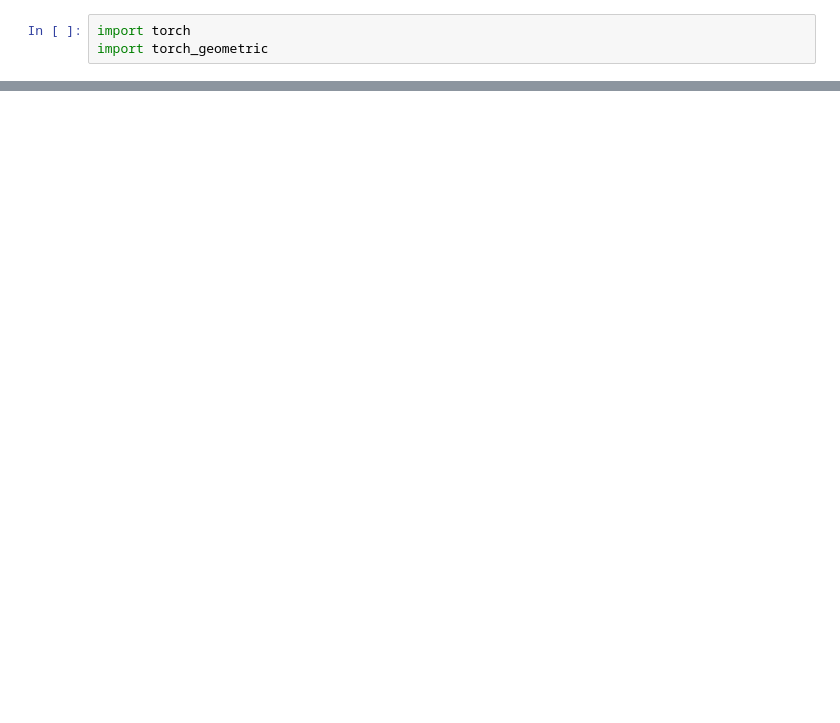
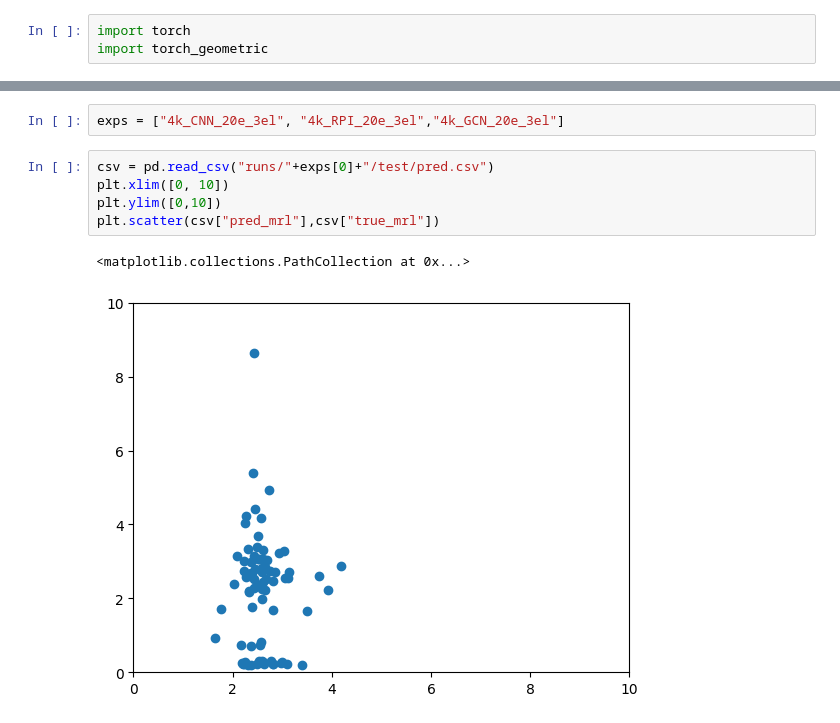
Before and after one commit to nicolasgoedert97/RNARepLearn, a Jupyter notebook: notebooks/Untitled2.ipynb, the cells around one changed output, grey strips where cells are left out. Cells and saved outputs as stored; diff of their text form; blank space fills up the shorter version.

```diff
--- a/notebooks/Untitled2.ipynb
+++ b/notebooks/Untitled2.ipynb
@@ -111,0 +112,10 @@ NameError: name 'bpp' is not defined
+# %%
+exps = ["4k_CNN_20e_3el", "4k_RPI_20e_3el","4k_GCN_20e_3el"]
+# %%
+csv = pd.read_csv("runs/"+exps[0]+"/test/pred.csv")
+plt.xlim([0, 10])
+plt.ylim([0,10])
+plt.scatter(csv["pred_mrl"],csv["true_mrl"])
+# %% [output]
+<matplotlib.collections.PathCollection at 0x...>
+[figure, added]
```
Also changed, not shown: parts of 30 cells of this notebook, 13 other files.
